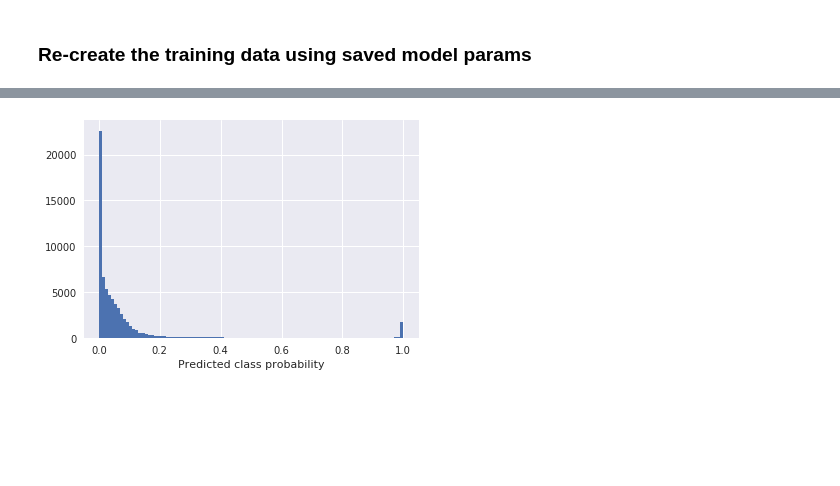
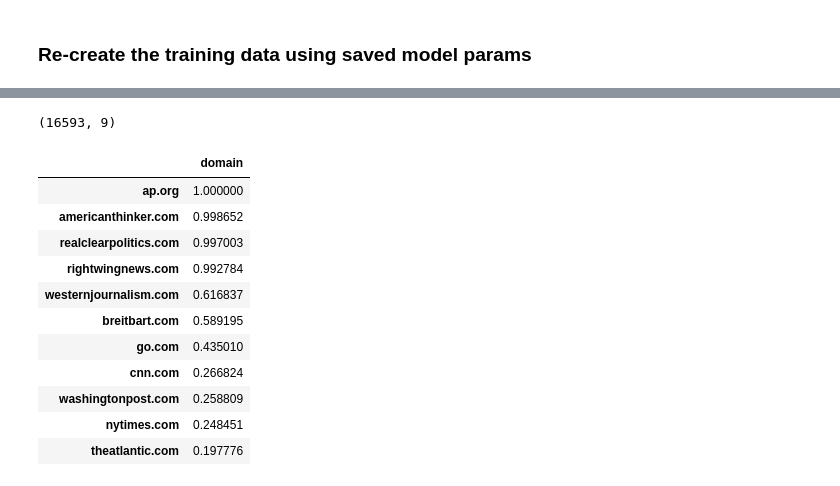
Before and after one commit to davebiagioni/news-bias-classifier, a Jupyter notebook: news_cleaner/3-analysis.ipynb, the cells around one changed output, grey strips where cells are left out. Drawn from its saved outputs; the diff is of its cells as text; code cells hidden in the pictures; blank space fills up the shorter version.

```diff
--- a/news_cleaner/3-analysis.ipynb
+++ b/news_cleaner/3-analysis.ipynb
@@ -70,8 +78,0 @@ Ypred = model.predict(X)
-# %%
-# Look at distribution.  There are some funny extreme modes we should try to understand.
-
-fig, ax = plt.subplots()
-ax.set_xlabel('Predicted class probability')
-ax = plt.hist(Ypred[:, 10], 100)
-# %% [output]
-[figure, removed]
@@ -78,3 +83,33 @@ ax = plt.hist(Ypred[:, 10], 100)
+# %%
+hi = pd.DataFrame(df[df['predicted_prob'] > 0.9])
+hi.shape
+# %% [output]
+(16593, 9)
+# %%
+conf_thresh = 0.10
+
+counts_hi = pd.DataFrame(hi['domain'].value_counts(), dtype=float)
+counts_all = pd.DataFrame(df['domain'].value_counts())
+
+for row in counts_hi.iterrows():
+  counts_hi.ix[row[0]] /= counts_all.ix[row[0]]
+
+counts_hi = counts_hi.sort_values('domain', ascending=False)
+counts_hi = counts_hi[counts_hi['domain'] > conf_thresh]
+counts_hi
+# %% [output]
+|  | domain |
+| ap.org | 1.000000 |
+| americanthinker.com | 0.998652 |
+| realclearpolitics.com | 0.997003 |
+| rightwingnews.com | 0.992784 |
+| westernjournalism.com | 0.616837 |
+| breitbart.com | 0.589195 |
+| go.com | 0.435010 |
+| cnn.com | 0.266824 |
+| washingtonpost.com | 0.258809 |
+| nytimes.com | 0.248451 |
+| theatlantic.com | 0.197776 |
 # %%
 def plot_domain_scores(df, Y, domain, thresh=0.9):
     domain_idx = np.where(df['domain'] == domain)[0]
```
Also changed, not shown: parts of 25 cells of this notebook.
